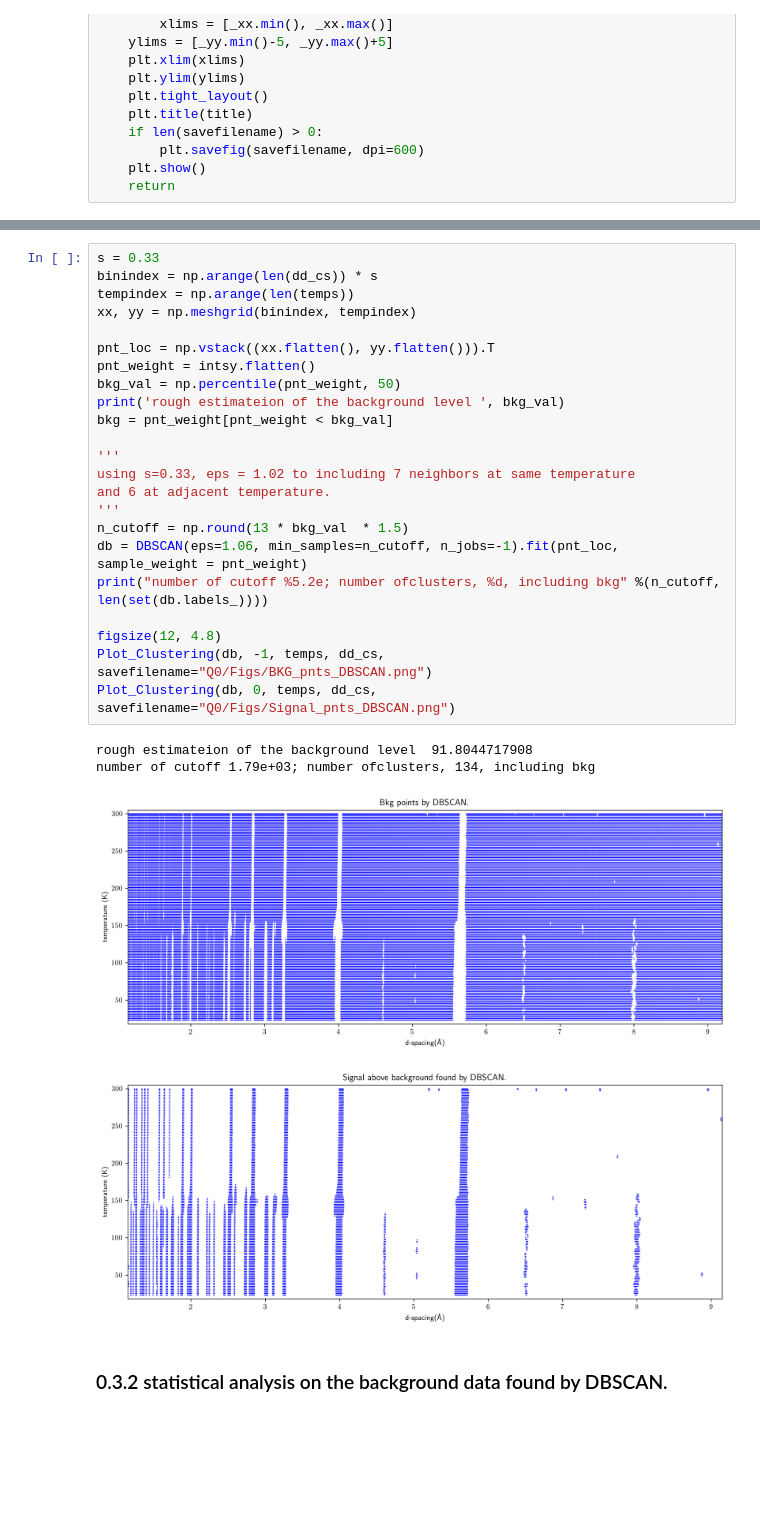
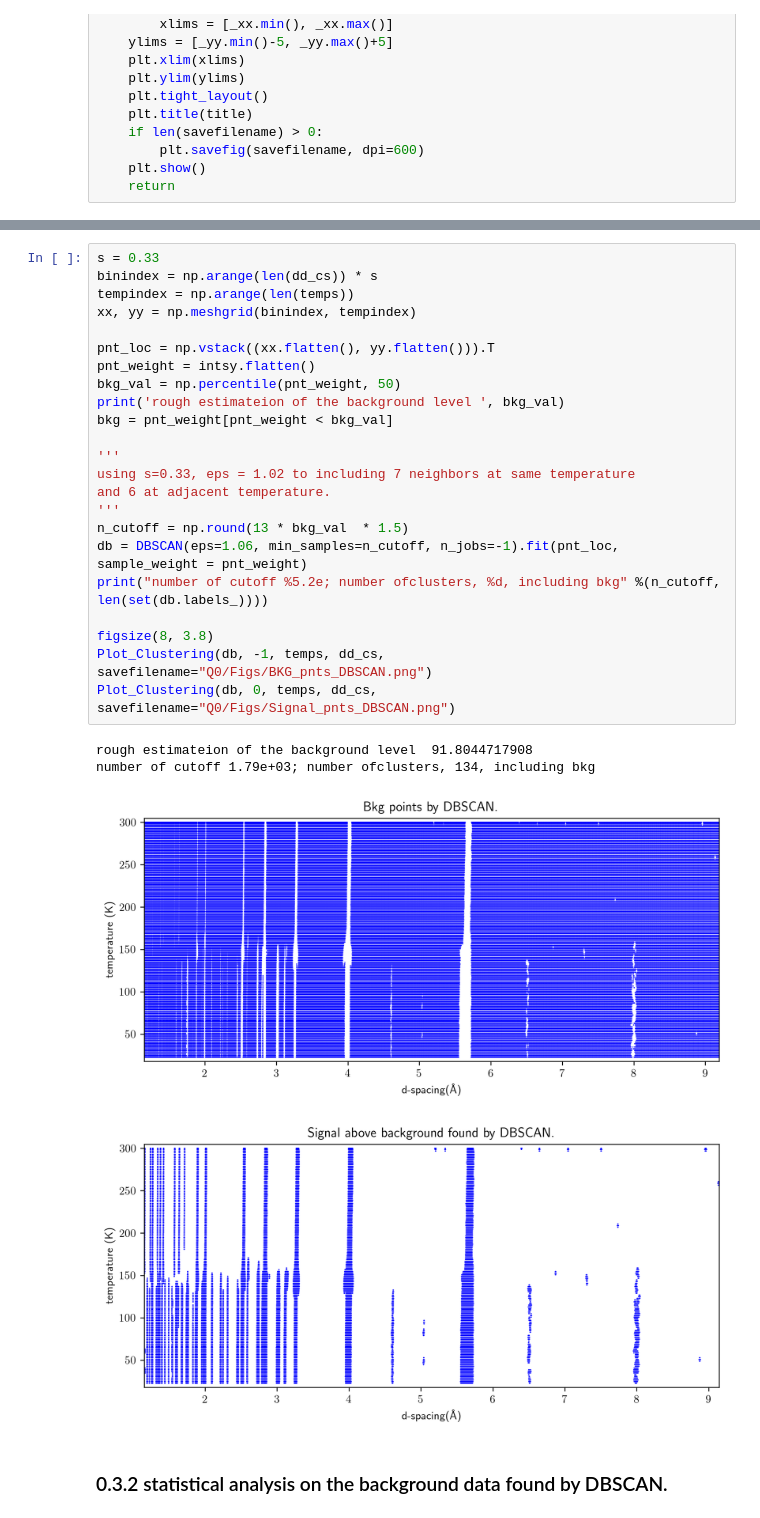
Before and after one commit to yaohualiu/NPD, a Jupyter notebook: NPD_Q0.ipynb, the cells around one changed output, grey strips where cells are left out. Cells and saved outputs as stored; diff of their text form; blank space fills up the shorter version.

```diff
--- a/NPD_Q0.ipynb
+++ b/NPD_Q0.ipynb
@@ -231,31 +223,31 @@ plt.savefig('Q0/Figs/std_analysis_%dK' %(220))
 # %%
 s = 0.33
 binindex = np.arange(len(dd_cs)) * s
 tempindex = np.arange(len(temps))
 xx, yy = np.meshgrid(binindex, tempindex)
 
 pnt_loc = np.vstack((xx.flatten(), yy.flatten())).T
 pnt_weight = intsy.flatten()
 bkg_val = np.percentile(pnt_weight, 50)
 print('rough estimateion of the background level ', bkg_val)
 bkg = pnt_weight[pnt_weight < bkg_val]
 
 '''
 using s=0.33, eps = 1.02 to including 7 neighbors at same temperature
 and 6 at adjacent temperature.
 '''
 n_cutoff = np.round(13 * bkg_val  * 1.5)
 db = DBSCAN(eps=1.06, min_samples=n_cutoff, n_jobs=-1).fit(pnt_loc, sample_weight = pnt_weight)
 print("number of cutoff %5.2e; number ofclusters, %d, including bkg" %(n_cutoff, len(set(db.labels_))))
 
-figsize(12, 4.8)
+figsize(8, 3.8)
 Plot_Clustering(db, -1, temps, dd_cs, savefilename="Q0/Figs/BKG_pnts_DBSCAN.png")
 Plot_Clustering(db, 0, temps, dd_cs, savefilename="Q0/Figs/Signal_pnts_DBSCAN.png")
 # %% [output]
 rough estimateion of the background level  91.8044717908
 number of cutoff 1.79e+03; number ofclusters, 134, including bkg
-[figure, old version]
+[figure, new version]
-[figure, old version]
+[figure, new version]
 # %% [markdown]
 ### 0.3.2 statistical analysis on the background data found by DBSCAN.
 # %%
```
Also changed, not shown: parts of 5 cells of this notebook, 1 other file.
